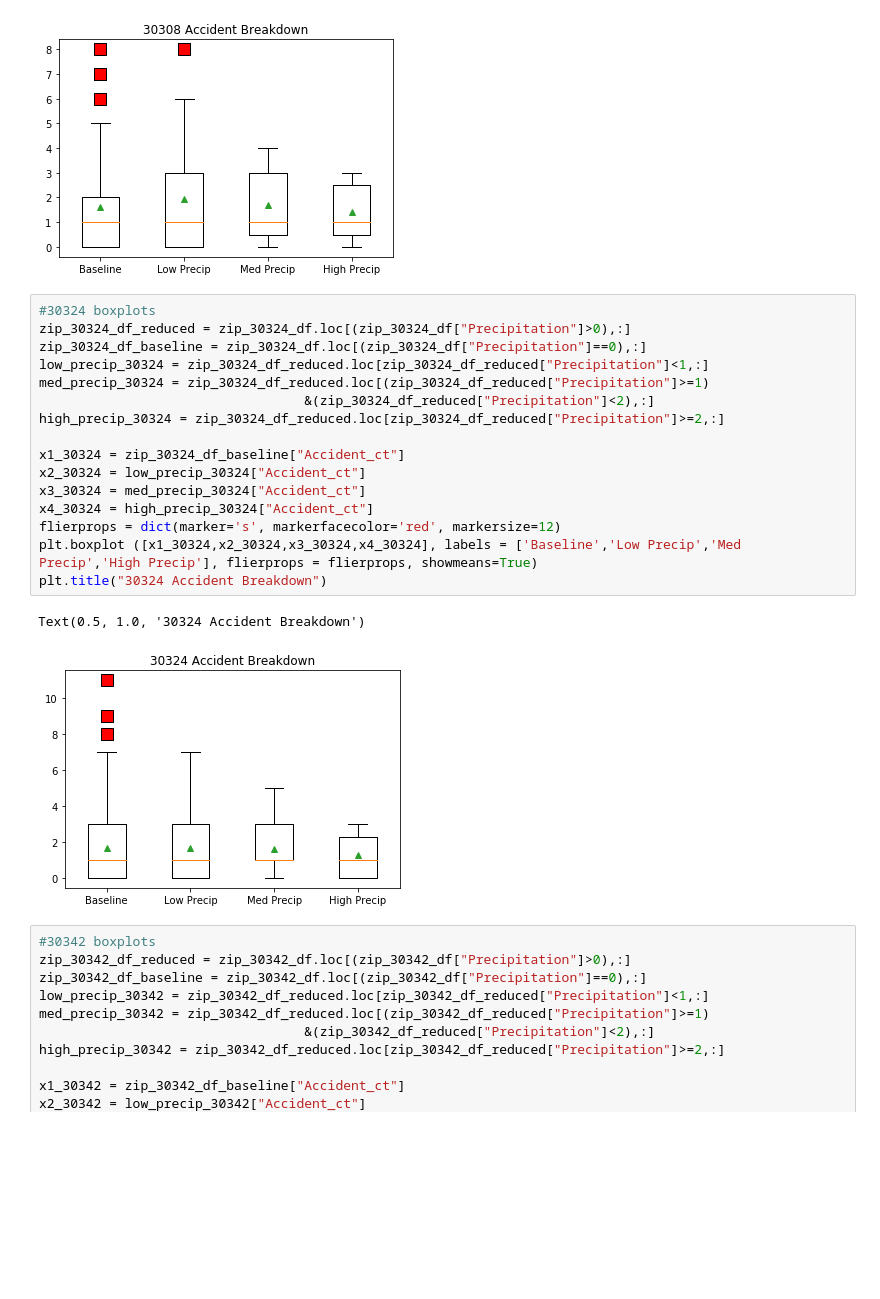
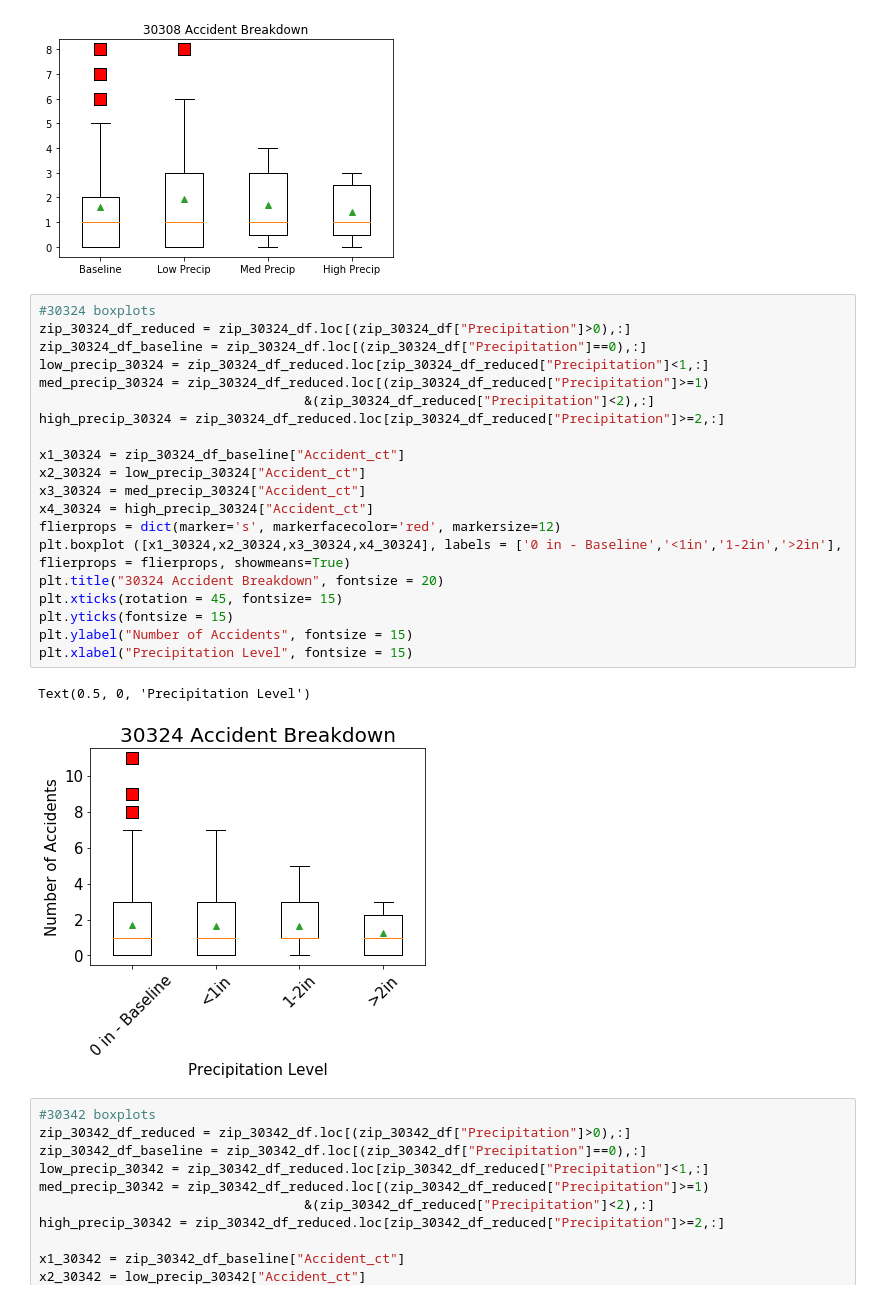
Before and after one commit to alexcaughman/iteration_station, a Jupyter notebook: Analysis_AP_7_4_20.ipynb, the cells around one changed output. Cells and saved outputs as stored; diff of their text form; blank space fills up the shorter version.

```diff
--- a/Analysis_AP_7_4_20.ipynb
+++ b/Analysis_AP_7_4_20.ipynb
@@ -247,22 +252,26 @@ Text(0.5, 1.0, '30308 Accident Breakdown')
 # %%
 #30324 boxplots
 zip_30324_df_reduced = zip_30324_df.loc[(zip_30324_df["Precipitation"]>0),:]
 zip_30324_df_baseline = zip_30324_df.loc[(zip_30324_df["Precipitation"]==0),:]
 low_precip_30324 = zip_30324_df_reduced.loc[zip_30324_df_reduced["Precipitation"]<1,:]
 med_precip_30324 = zip_30324_df_reduced.loc[(zip_30324_df_reduced["Precipitation"]>=1)
                                   &(zip_30324_df_reduced["Precipitation"]<2),:]
 high_precip_30324 = zip_30324_df_reduced.loc[zip_30324_df_reduced["Precipitation"]>=2,:]
 
 x1_30324 = zip_30324_df_baseline["Accident_ct"]
 x2_30324 = low_precip_30324["Accident_ct"]
 x3_30324 = med_precip_30324["Accident_ct"]
 x4_30324 = high_precip_30324["Accident_ct"]
 flierprops = dict(marker='s', markerfacecolor='red', markersize=12)
-plt.boxplot ([x1_30324,x2_30324,x3_30324,x4_30324], labels = ['Baseline','Low Precip','Med Precip','High Precip'], flierprops = flierprops, showmeans=True)
-plt.title("30324 Accident Breakdown")
+plt.boxplot ([x1_30324,x2_30324,x3_30324,x4_30324], labels = ['0 in - Baseline','<1in','1-2in','>2in'], flierprops = flierprops, showmeans=True)
+plt.title("30324 Accident Breakdown", fontsize = 20)
+plt.xticks(rotation = 45, fontsize= 15)
+plt.yticks(fontsize = 15)
+plt.ylabel("Number of Accidents", fontsize = 15)
+plt.xlabel("Precipitation Level", fontsize = 15)
 # %% [output]
-Text(0.5, 1.0, '30324 Accident Breakdown')
+Text(0.5, 0, 'Precipitation Level')
-[figure, old version]
+[figure, new version]
 # %%
 #30342 boxplots
 zip_30342_df_reduced = zip_30342_df.loc[(zip_30342_df["Precipitation"]>0),:]
```
Also changed, not shown: parts of 9 cells of this notebook, 4 other files.
